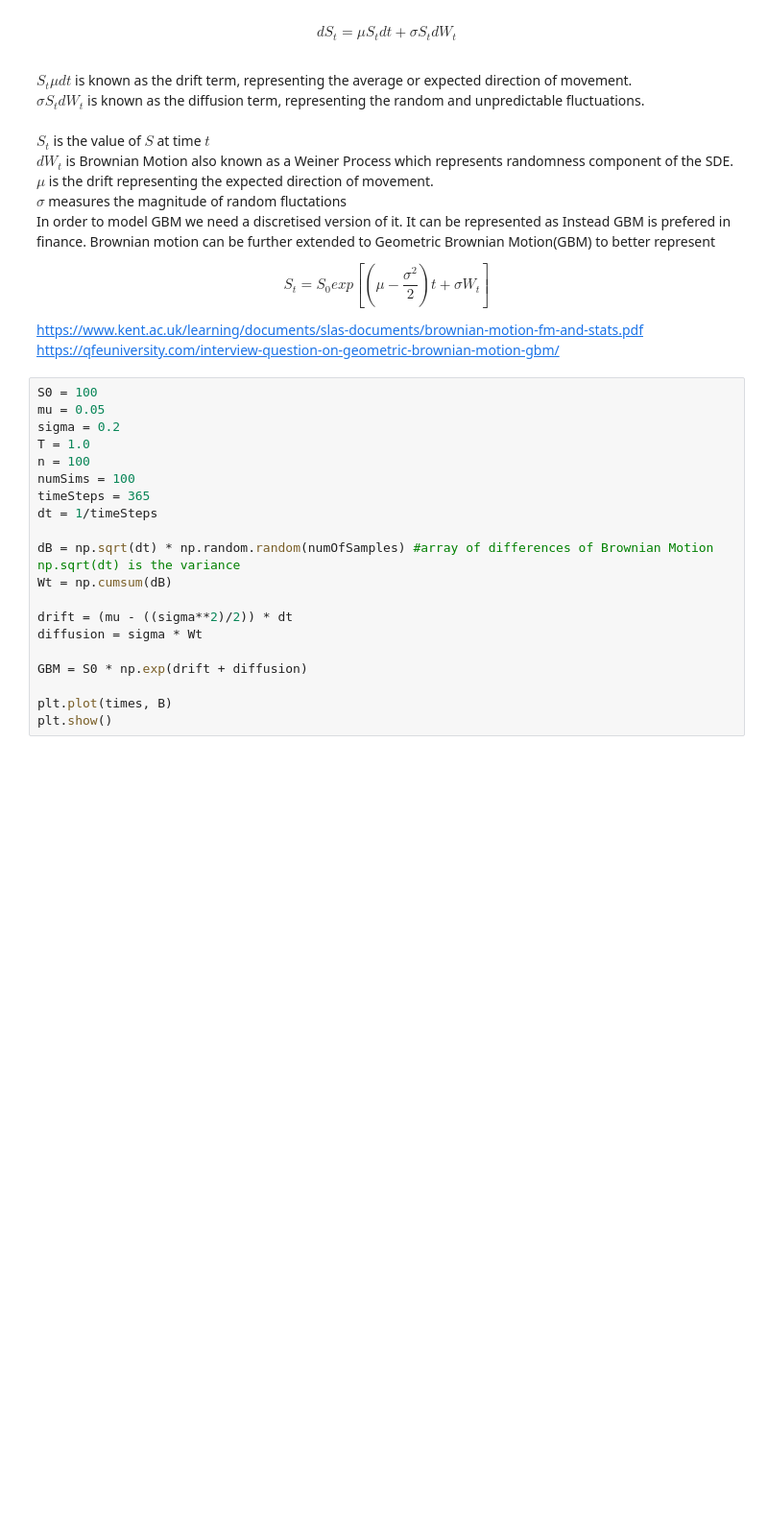
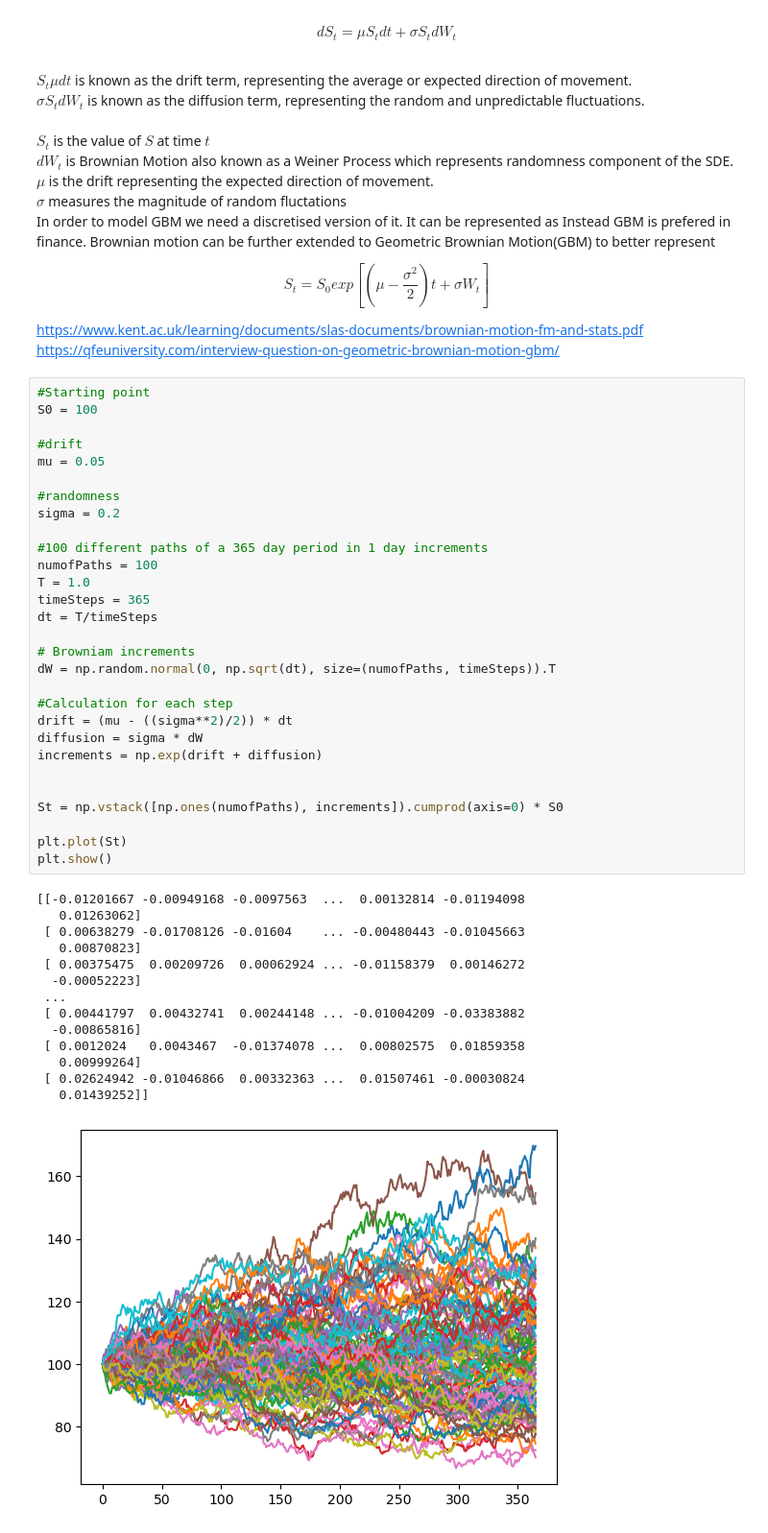
Before and after one commit to syalc1234/finalYearProject, a Jupyter notebook: BrownianMotion.ipynb, the cells around one changed output. Shown at 96% size. Saved outputs shown, nothing was run; the diff lists cells and outputs as text; blank space fills up the shorter version.

Commit message:
Updated code to show simulation across multiple paths

```diff
--- a/BrownianMotion.ipynb
+++ b/BrownianMotion.ipynb
@@ -57,22 +57,46 @@ $$S_t = S_0 exp [{(\mu - \frac{\sigma^2}{2})t + \sigma W_t}]$$
 https://www.kent.ac.uk/learning/documents/slas-documents/brownian-motion-fm-and-stats.pdf
 https://qfeuniversity.com/interview-question-on-geometric-brownian-motion-gbm/
 # %%
+#Starting point
 S0 = 100
+
+#drift
 mu = 0.05
+
+#randomness
 sigma = 0.2
+
+#100 different paths of a 365 day period in 1 day increments
+numofPaths = 100
 T = 1.0
-n = 100
-numSims = 100
 timeSteps = 365
-dt = 1/timeSteps
+dt = T/timeSteps
 
-dB = np.sqrt(dt) * np.random.random(numOfSamples) #array of differences of Brownian Motion np.sqrt(dt) is the variance
-Wt = np.cumsum(dB)
+# Browniam increments
+dW = np.random.normal(0, np.sqrt(dt), size=(numofPaths, timeSteps)).T
 
+#Calculation for each step
 drift = (mu - ((sigma**2)/2)) * dt
-diffusion = sigma * Wt
+diffusion = sigma * dW
+increments = np.exp(drift + diffusion)
 
-GBM = S0 * np.exp(drift + diffusion)
 
-plt.plot(times, B)
+St = np.vstack([np.ones(numofPaths), increments]).cumprod(axis=0) * S0
+
+plt.plot(St)
 plt.show()
+# %% [output]
+[[-0.01201667 -0.00949168 -0.0097563  ...  0.00132814 -0.01194098
+   0.01263062]
+ [ 0.00638279 -0.01708126 -0.01604    ... -0.00480443 -0.01045663
+   0.00870823]
+ [ 0.00375475  0.00209726  0.00062924 ... -0.01158379  0.00146272
+  -0.00052223]
+ ...
+ [ 0.00441797  0.00432741  0.00244148 ... -0.01004209 -0.03383882
+  -0.00865816]
+ [ 0.0012024   0.0043467  -0.01374078 ...  0.00802575  0.01859358
+   0.00999264]
+ [ 0.02624942 -0.01046866  0.00332363 ...  0.01507461 -0.00030824
+   0.01439252]]
+[figure, added]
```
Also changed, not shown: parts of 3 cells of this notebook.
